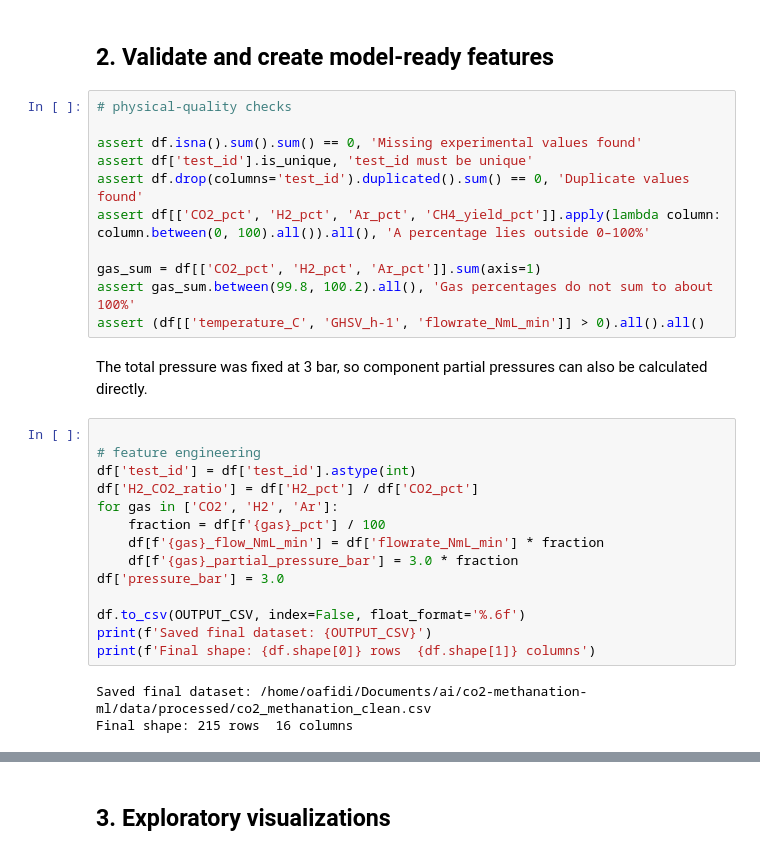
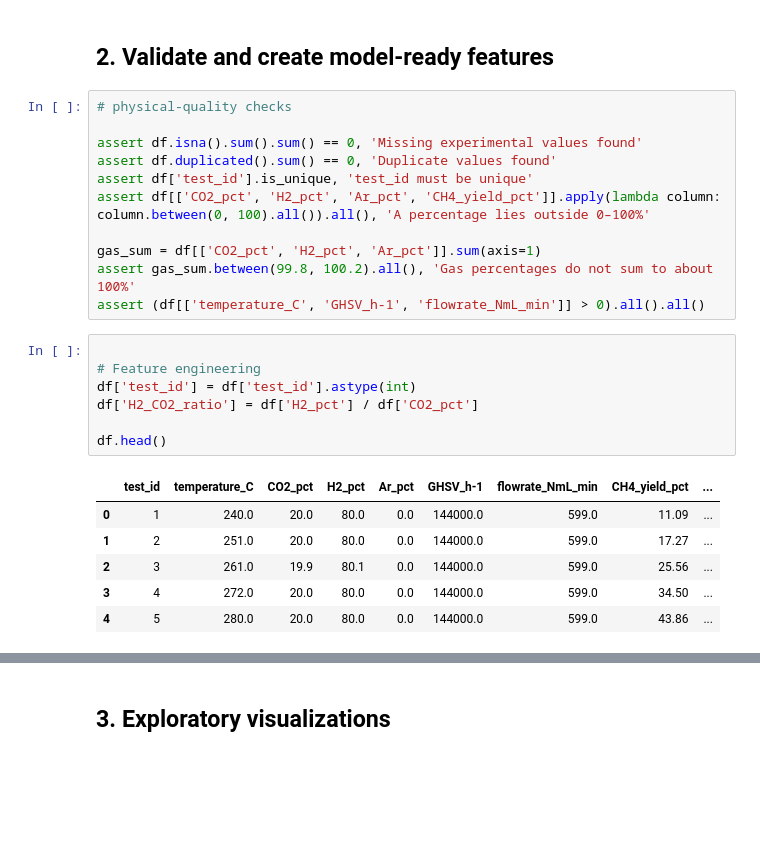
Before and after one commit to oafidi/co2-methanation-ml, a Jupyter notebook: notebooks/preprocessing_eda.ipynb, the cells around one changed output, grey strips where cells are left out. Cells and saved outputs as stored; diff of their text form; blank space fills up the shorter version.

Commit message:
feat: refine EDA and document modeling features

```diff
--- a/notebooks/preprocessing_eda.ipynb
+++ b/notebooks/preprocessing_eda.ipynb
@@ -48,32 +48,27 @@ Extracted 215 experimental rows
 # physical-quality checks
 
 assert df.isna().sum().sum() == 0, 'Missing experimental values found'
+assert df.duplicated().sum() == 0, 'Duplicate values found'
 assert df['test_id'].is_unique, 'test_id must be unique'
-assert df.drop(columns='test_id').duplicated().sum() == 0, 'Duplicate values found'
 assert df[['CO2_pct', 'H2_pct', 'Ar_pct', 'CH4_yield_pct']].apply(lambda column: column.between(0, 100).all()).all(), 'A percentage lies outside 0–100%'
 
 gas_sum = df[['CO2_pct', 'H2_pct', 'Ar_pct']].sum(axis=1)
 assert gas_sum.between(99.8, 100.2).all(), 'Gas percentages do not sum to about 100%'
 assert (df[['temperature_C', 'GHSV_h-1', 'flowrate_NmL_min']] > 0).all().all()
-# %% [markdown]
-The total pressure was fixed at 3 bar, so component partial pressures can also be calculated directly.
 # %%
 
-# feature engineering
+# Feature engineering
 df['test_id'] = df['test_id'].astype(int)
 df['H2_CO2_ratio'] = df['H2_pct'] / df['CO2_pct']
-for gas in ['CO2', 'H2', 'Ar']:
-    fraction = df[f'{gas}_pct'] / 100
-    df[f'{gas}_flow_NmL_min'] = df['flowrate_NmL_min'] * fraction
-    df[f'{gas}_partial_pressure_bar'] = 3.0 * fraction
-df['pressure_bar'] = 3.0
 
-df.to_csv(OUTPUT_CSV, index=False, float_format='%.6f')
-print(f'Saved final dataset: {OUTPUT_CSV}')
-print(f'Final shape: {df.shape[0]} rows  {df.shape[1]} columns')
+df.head()
 # %% [output]
-Saved final dataset: /home/oafidi/Documents/ai/co2-methanation-ml/data/processed/co2_methanation_clean.csv
-Final shape: 215 rows  16 columns
+|  | test_id | temperature_C | CO2_pct | H2_pct | Ar_pct | GHSV_h-1 | flowrate_NmL_min | CH4_yield_pct | ... |
+| 0 | 1 | 240.0 | 20.0 | 80.0 | 0.0 | 144000.0 | 599.0 | 11.09 | ... |
+| 1 | 2 | 251.0 | 20.0 | 80.0 | 0.0 | 144000.0 | 599.0 | 17.27 | ... |
+| 2 | 3 | 261.0 | 19.9 | 80.1 | 0.0 | 144000.0 | 599.0 | 25.56 | ... |
+| 3 | 4 | 272.0 | 20.0 | 80.0 | 0.0 | 144000.0 | 599.0 | 34.50 | ... |
+| 4 | 5 | 280.0 | 20.0 | 80.0 | 0.0 | 144000.0 | 599.0 | 43.86 | ... |
 # %%
 quality_summary = pd.Series({
     'rows': len(df),
```
Also changed, not shown: parts of 4 cells of this notebook, 3 other files.
